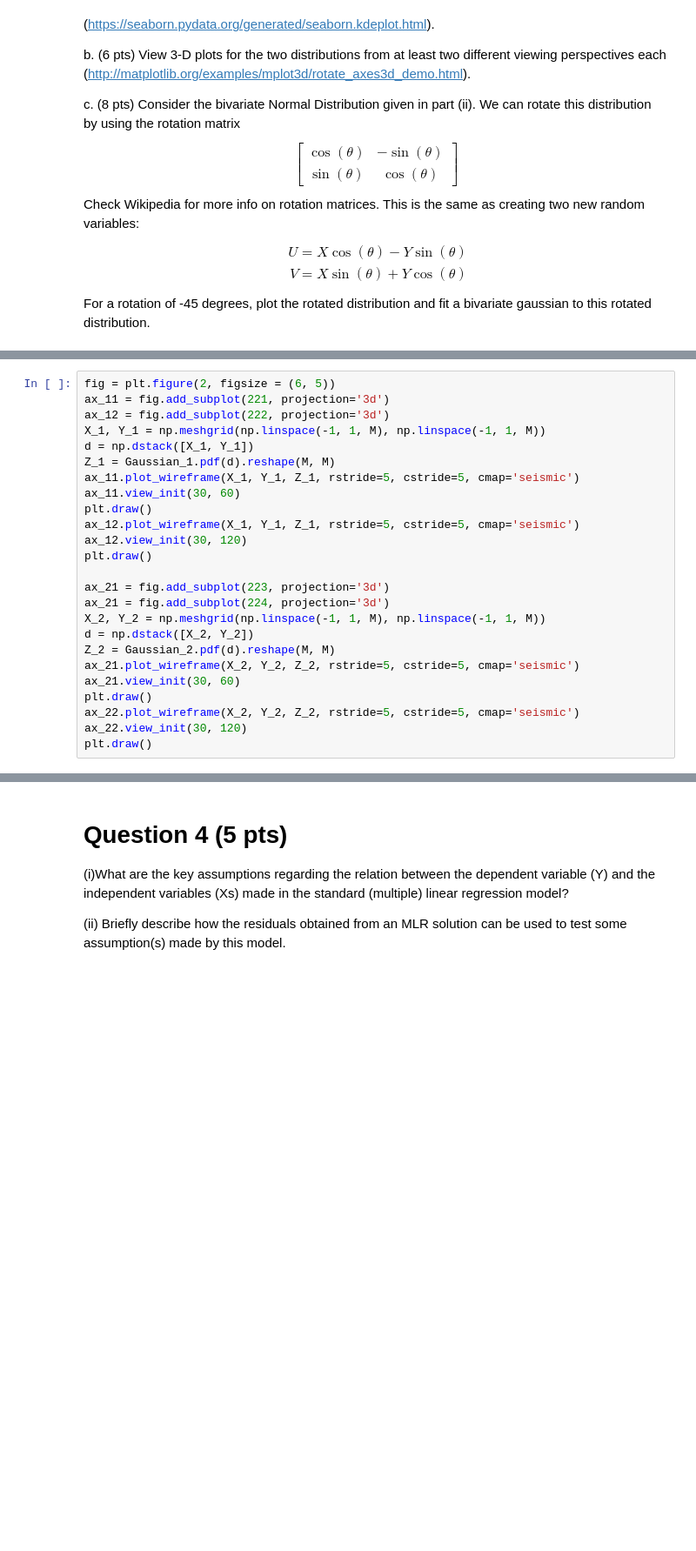
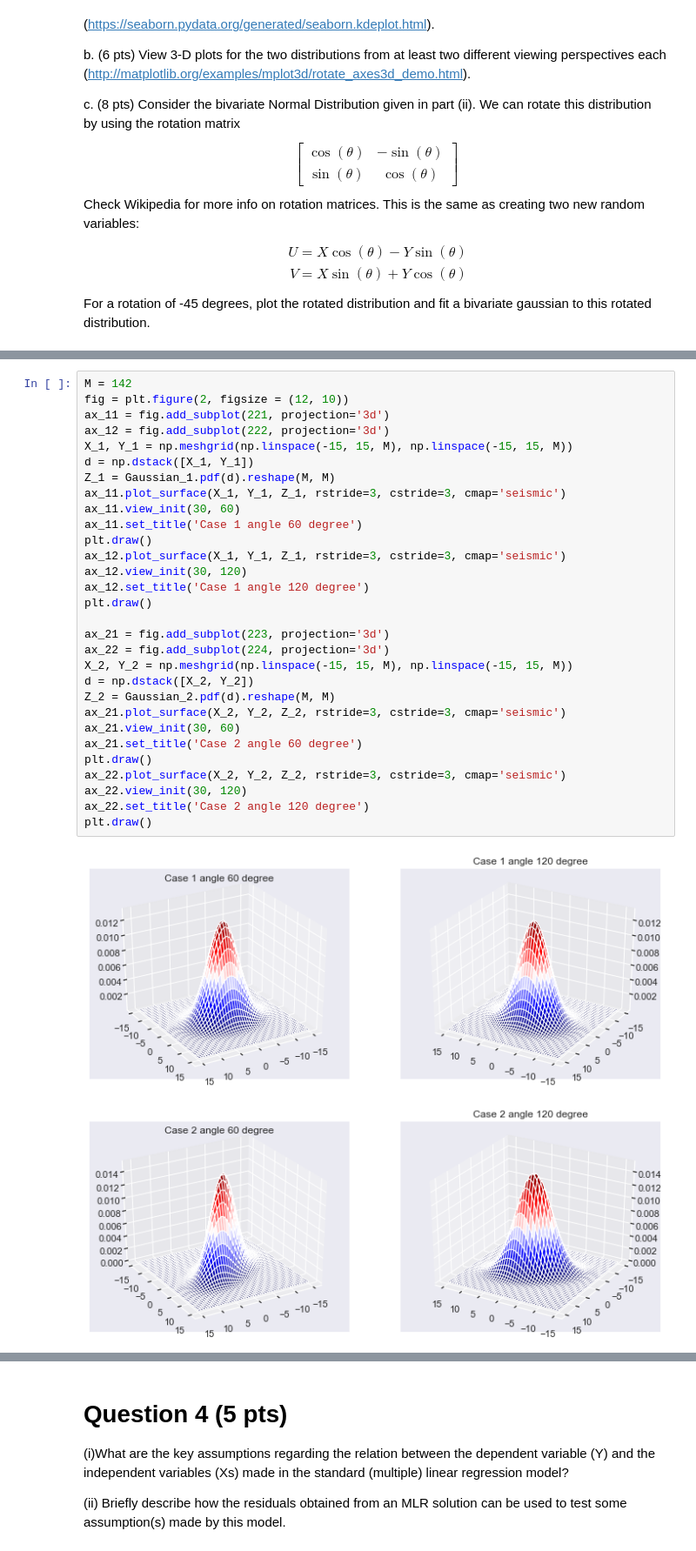
Before and after one commit to yifuhhh/EE380L_DataMining, a Jupyter notebook: HW1/DataMiningHW1.ipynb, the cells around one changed output, grey strips where cells are left out. Shown at 87% size. Saved outputs shown, nothing was run; the diff lists cells and outputs as text; blank space fills up the shorter version.

```diff
--- a/HW1/DataMiningHW1.ipynb
+++ b/HW1/DataMiningHW1.ipynb
@@ -86,25 +85,32 @@ Text(0.5, 1.0, 'Contour Plot for Case 2')
 # %%
-fig = plt.figure(2, figsize = (6, 5))
+M = 142
+fig = plt.figure(2, figsize = (12, 10))
 ax_11 = fig.add_subplot(221, projection='3d')
 ax_12 = fig.add_subplot(222, projection='3d')
-X_1, Y_1 = np.meshgrid(np.linspace(-1, 1, M), np.linspace(-1, 1, M))
+X_1, Y_1 = np.meshgrid(np.linspace(-15, 15, M), np.linspace(-15, 15, M))
 d = np.dstack([X_1, Y_1])
 Z_1 = Gaussian_1.pdf(d).reshape(M, M)
-ax_11.plot_wireframe(X_1, Y_1, Z_1, rstride=5, cstride=5, cmap='seismic')
+ax_11.plot_surface(X_1, Y_1, Z_1, rstride=3, cstride=3, cmap='seismic')
 ax_11.view_init(30, 60)
+ax_11.set_title('Case 1 angle 60 degree')
 plt.draw()
-ax_12.plot_wireframe(X_1, Y_1, Z_1, rstride=5, cstride=5, cmap='seismic')
+ax_12.plot_surface(X_1, Y_1, Z_1, rstride=3, cstride=3, cmap='seismic')
 ax_12.view_init(30, 120)
+ax_12.set_title('Case 1 angle 120 degree')
 plt.draw()
 
 ax_21 = fig.add_subplot(223, projection='3d')
-ax_21 = fig.add_subplot(224, projection='3d')
-X_2, Y_2 = np.meshgrid(np.linspace(-1, 1, M), np.linspace(-1, 1, M))
+ax_22 = fig.add_subplot(224, projection='3d')
+X_2, Y_2 = np.meshgrid(np.linspace(-15, 15, M), np.linspace(-15, 15, M))
 d = np.dstack([X_2, Y_2])
 Z_2 = Gaussian_2.pdf(d).reshape(M, M)
-ax_21.plot_wireframe(X_2, Y_2, Z_2, rstride=5, cstride=5, cmap='seismic')
+ax_21.plot_surface(X_2, Y_2, Z_2, rstride=3, cstride=3, cmap='seismic')
 ax_21.view_init(30, 60)
+ax_21.set_title('Case 2 angle 60 degree')
 plt.draw()
-ax_22.plot_wireframe(X_2, Y_2, Z_2, rstride=5, cstride=5, cmap='seismic')
+ax_22.plot_surface(X_2, Y_2, Z_2, rstride=3, cstride=3, cmap='seismic')
 ax_22.view_init(30, 120)
+ax_22.set_title('Case 2 angle 120 degree')
 plt.draw()
+# %% [output]
+[figure, added]
```
Also changed, not shown: parts of 4 cells of this notebook, 1 other file.
